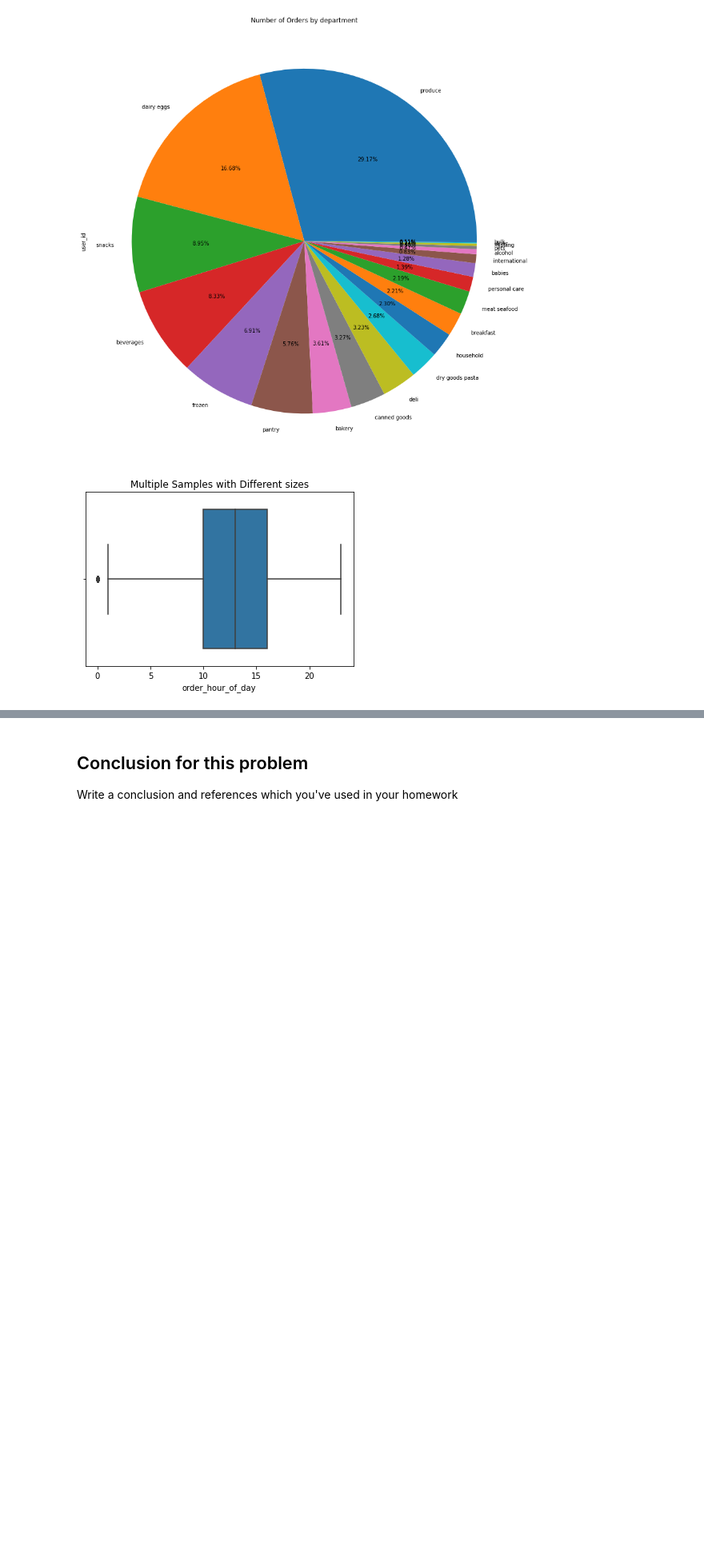
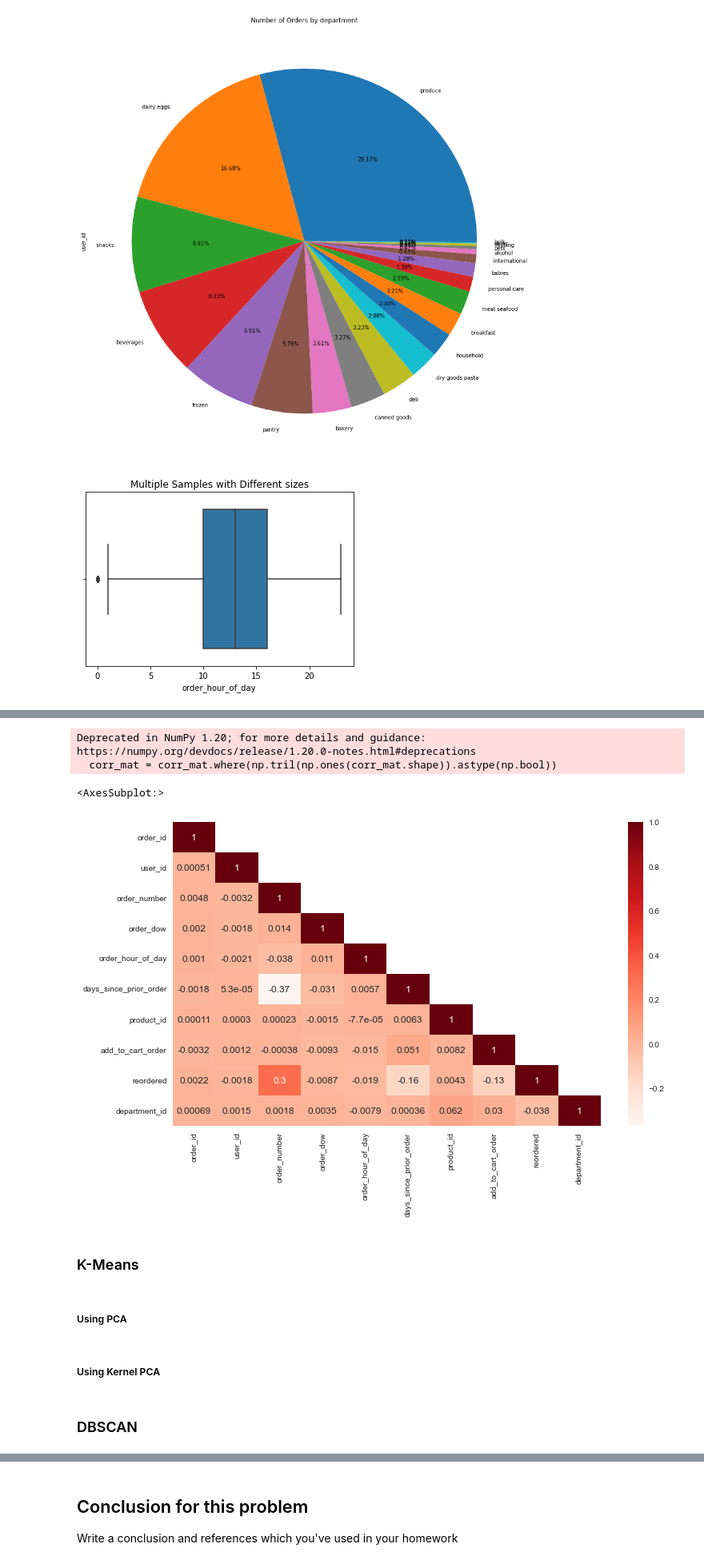
Before and after one commit to MohammadRouintan/Clustering-SuperMarket-Dataset-For-Predictive-Marketing, a Jupyter notebook: SuperMarket.ipynb, the cells around one changed output, grey strips where cells are left out. Shown at 80% size. Saved outputs shown, nothing was run; the diff lists cells and outputs as text; code cells hidden in the pictures; blank space fills up the shorter version.

```diff
--- a/SuperMarket.ipynb
+++ b/SuperMarket.ipynb
@@ -373,3 +373,6 @@ sns.boxplot(x=sup_imputed['order_hour_of_day'])
 plt.show()
 # %% [output]
 [figure]
+# %%
+corr_mat = sup_imputed.corr()
+corr_mat
@@ -375,0 +391,9 @@ plt.show()
+# %%
+plt.figure(figsize=(12, 7))
+corr_mat = corr_mat.where(np.tril(np.ones(corr_mat.shape)).astype(np.bool))
+sns.heatmap(corr_mat, annot=True, cmap='Reds')
+# %% [output]
+Deprecated in NumPy 1.20; for more details and guidance: https://numpy.org/devdocs/release/1.20.0-notes.html#deprecations
+  corr_mat = corr_mat.where(np.tril(np.ones(corr_mat.shape)).astype(np.bool))
+<AxesSubplot:>
+[figure, added]
@@ -375,0 +405,8 @@ plt.show()
+# %% [markdown]
+### K-Means
+# %% [markdown]
+##### Using PCA
+# %% [markdown]
+##### Using Kernel PCA
+# %% [markdown]
+### DBSCAN
```
Also changed, not shown: parts of 7 cells of this notebook.
